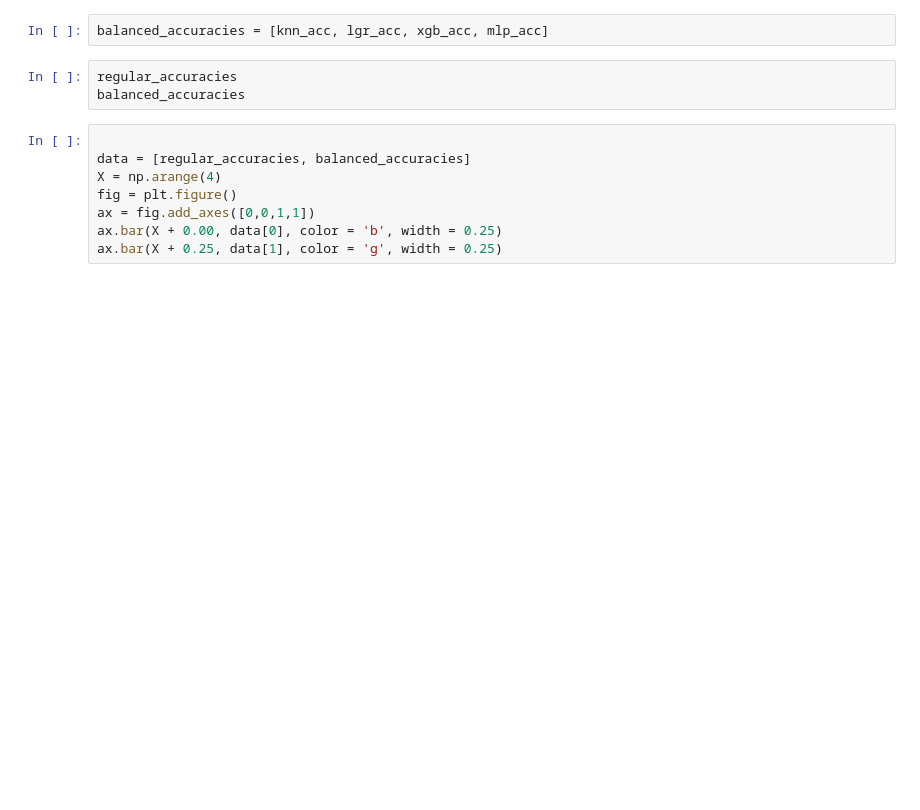
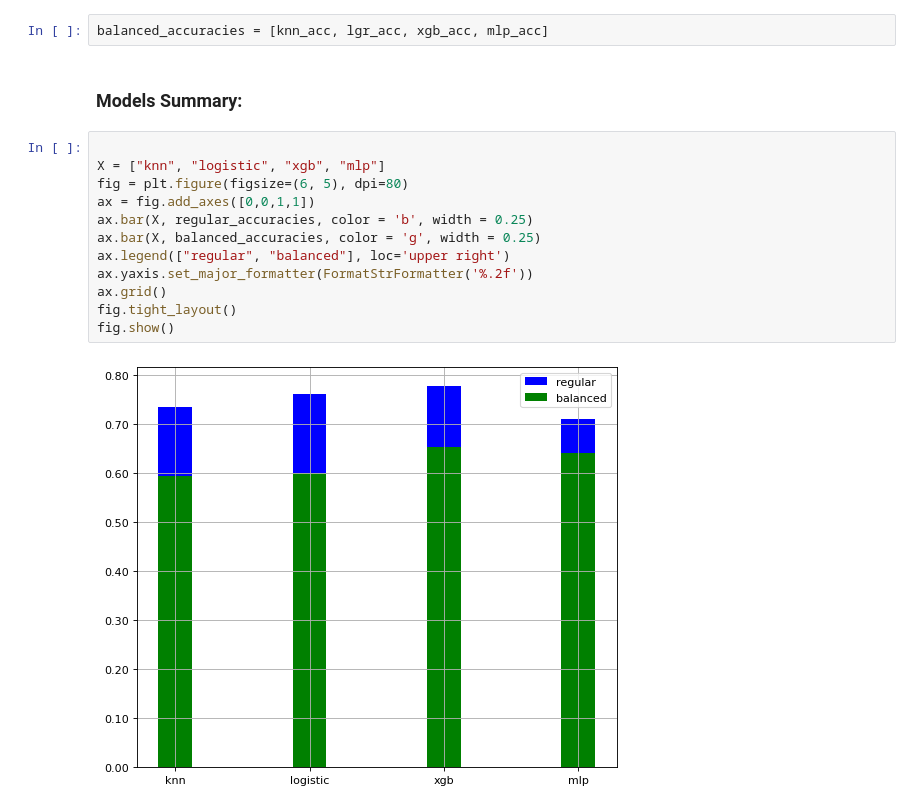
Before and after one commit to kggold4/final-project-machine-learning, a Jupyter notebook: spotify_classification.ipynb, the cells around one changed output. Saved outputs shown, nothing was run; the diff lists cells and outputs as text; blank space fills up the shorter version.

```diff
--- a/spotify_classification.ipynb
+++ b/spotify_classification.ipynb
@@ -508,13 +663,18 @@ my_plot_confusion_matrix(classifier_mlp, X_test, y_test, title="confusion matrix
 # %%
 balanced_accuracies = [knn_acc, lgr_acc, xgb_acc, mlp_acc]
-# %%
-regular_accuracies
-balanced_accuracies
+# %% [markdown]
+### Models Summary:
 # %%
 
-data = [regular_accuracies, balanced_accuracies]
-X = np.arange(4)
-fig = plt.figure()
+X = ["knn", "logistic", "xgb", "mlp"]
+fig = plt.figure(figsize=(6, 5), dpi=80)
 ax = fig.add_axes([0,0,1,1])
-ax.bar(X + 0.00, data[0], color = 'b', width = 0.25)
-ax.bar(X + 0.25, data[1], color = 'g', width = 0.25)
+ax.bar(X, regular_accuracies, color = 'b', width = 0.25)
+ax.bar(X, balanced_accuracies, color = 'g', width = 0.25)
+ax.legend(["regular", "balanced"], loc='upper right')
+ax.yaxis.set_major_formatter(FormatStrFormatter('%.2f'))
+ax.grid()
+fig.tight_layout()
+fig.show()
+# %% [output]
+[figure, added]
```
Also changed, not shown: parts of 21 cells of this notebook.
